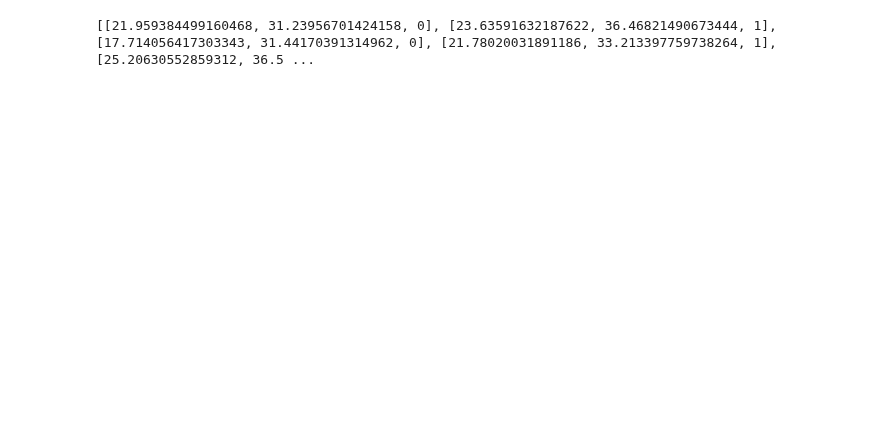
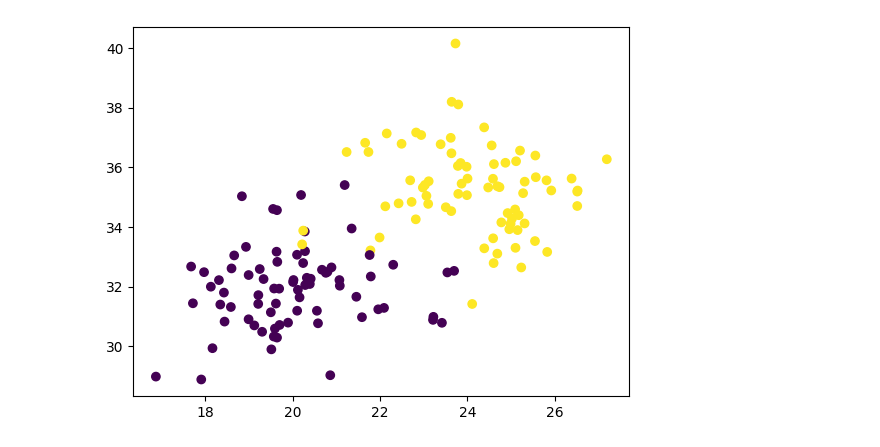
Before and after one commit to DorotaBjoorn/Python-Dorota-Bjoorn, a Jupyter notebook: Labs/Lab02.ipynb, the cells around one changed output. Drawn from its saved outputs; the diff is of its cells as text; code cells hidden in the pictures; blank space fills up the shorter version.

Commit message:
Created array, plotted data points

```diff
--- a/Labs/Lab02.ipynb
+++ b/Labs/Lab02.ipynb
@@ -1,16 +1,25 @@
 # %%
+import matplotlib.pyplot as plt
+import numpy as np
+
 with open ("../Labs/Data_labs/Lab02_datapoints.txt", "r") as datafile:
-    datapoints_list_initial = datafile.readlines()[1:]          # each line is a string in a list. [1:] removes the header line
+    # Reading in data where each line is a string in a list. [1:] removes the header line
+    datapoints_list_initial = datafile.readlines()[1:]
 
-    data_point_list = []                                        # crate data_point_list: [[width, hight, label], [width, hight, label], ...]
+    # crating data_point_list: [[width, hight, label], [width, hight, label], ...]
+    data_point_list = []
     for line in datapoints_list_initial:
         (width, hight, label) = line.split(",")
         width = float(width)
         hight = float(hight)
-        hight = float(hight)
         label = int(label)
         data_point_list.append([width, hight, label])
 
-    print(data_point_list)
+    # changing list to an array
+    data_point_aray = np.array(data_point_list)
+
+    # plotting both label cathegories in same scatter plot
+    plt.scatter(data_point_aray[:,0], data_point_aray[:,1], c=data_point_aray[:,2])
+    plt.show()
 # %% [output]
-[[21.959384499160468, 31.23956701424158, 0], [23.63591632187622, 36.46821490673444, 1], [17.714056417303343, 31.44170391314962, 0], [21.78020031891186, 33.213397759738264, 1], [25.20630552859312, 36.5 ...
+[figure, added]
```
